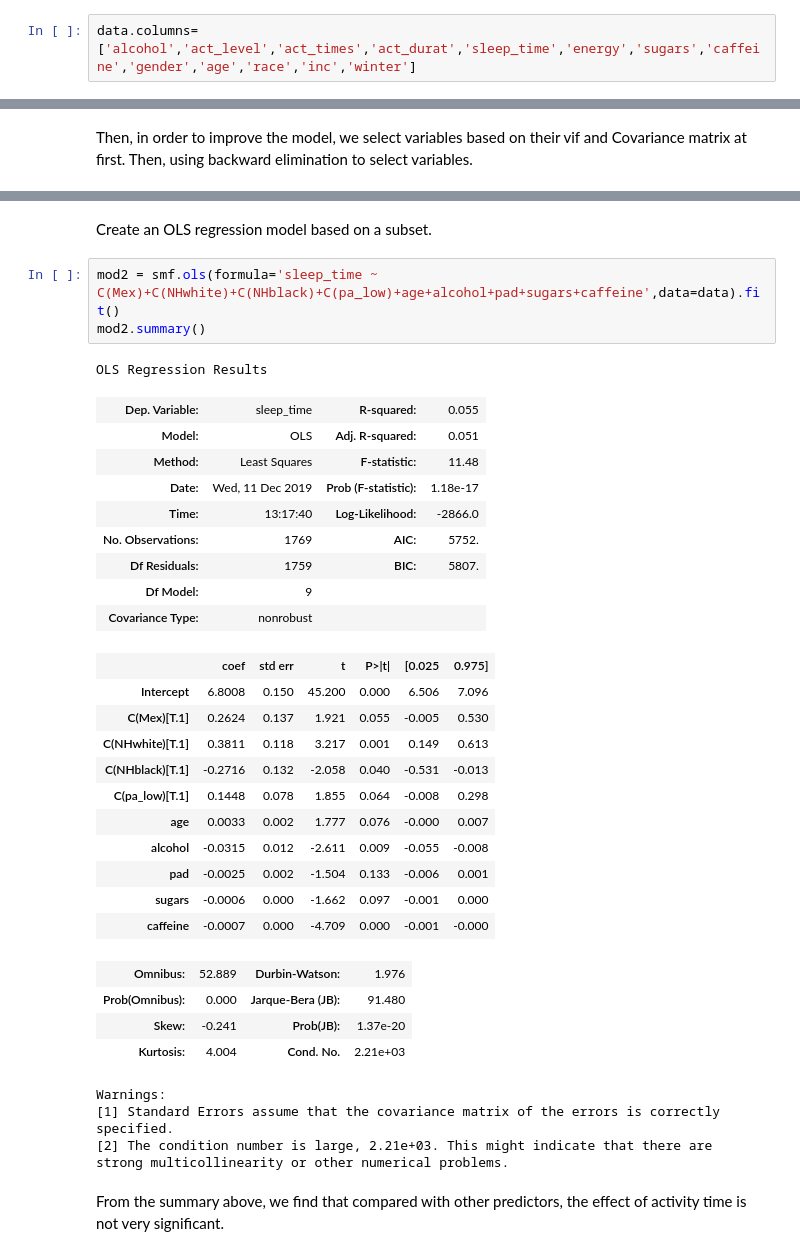
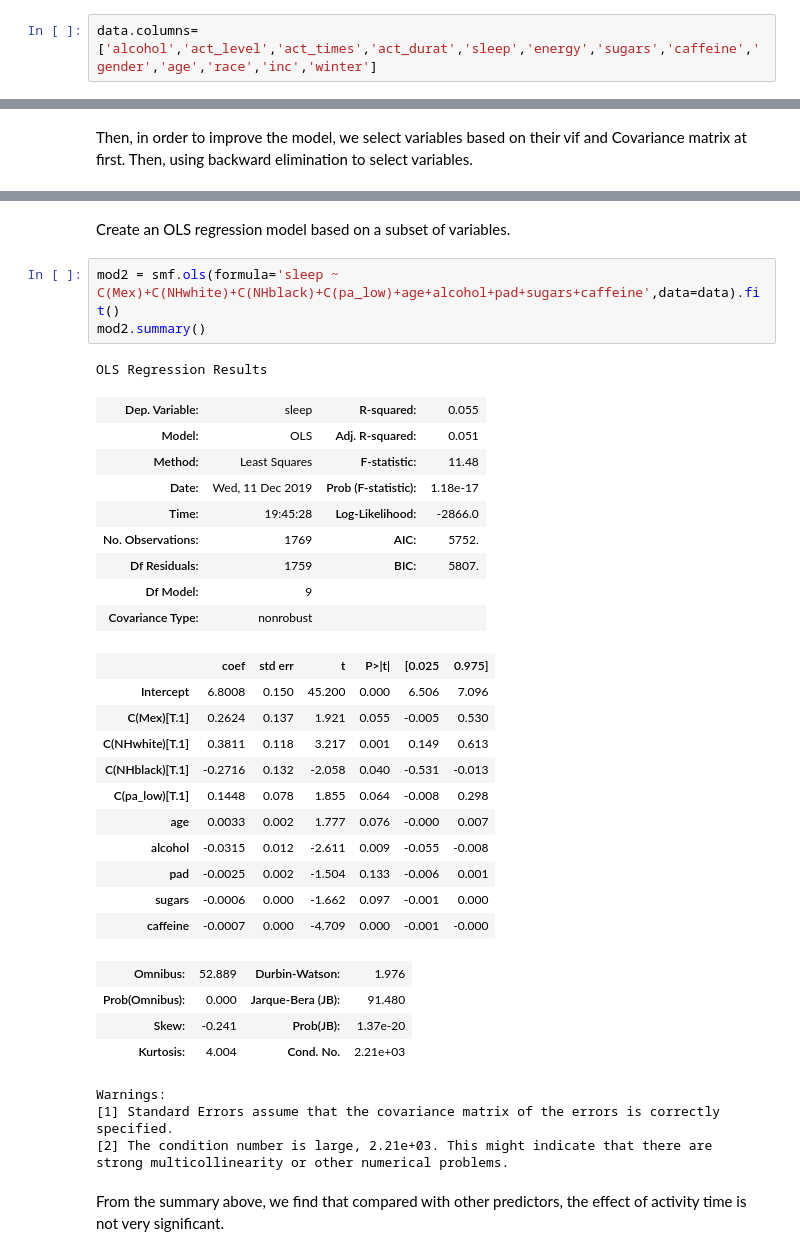
Before and after one commit to xinyangqi/506-group-12-project-, a Jupyter notebook: 506 group project.ipynb, the cells around one changed output, grey strips where cells are left out. Saved outputs shown, nothing was run; the diff lists cells and outputs as text.

```diff
--- a/506 group project.ipynb
+++ b/506 group project.ipynb
@@ -45,7 +45,7 @@ data=data[data.ALQ130<800]
 data=data.dropna()
 data=data.groupby('SEQN').mean()
 # %%
-data.columns=['alcohol','act_level','act_times','act_durat','sleep_time','energy','sugars','caffeine','gender','age','race','inc','winter']
+data.columns=['alcohol','act_level','act_times','act_durat','sleep','energy','sugars','caffeine','gender','age','race','inc','winter']
 # %%
 data['gender']=data['gender']-1
 data['Mex']=1*(data['race']==1)
@@ -131,15 +97,15 @@ data1.drop('sleep_time',axis=1).corr()
 # %% [markdown]
-Create an OLS regression model based on a subset.
+Create an OLS regression model based on a subset of variables.
 # %%
-mod2 = smf.ols(formula='sleep_time ~ C(Mex)+C(NHwhite)+C(NHblack)+C(pa_low)+age+alcohol+pad+sugars+caffeine',data=data).fit()
+mod2 = smf.ols(formula='sleep ~ C(Mex)+C(NHwhite)+C(NHblack)+C(pa_low)+age+alcohol+pad+sugars+caffeine',data=data).fit()
 mod2.summary()
 # %% [output]
 OLS Regression Results
-| Dep. Variable: | sleep_time | R-squared: | 0.055 |
+| Dep. Variable: | sleep | R-squared: | 0.055 |
 | Model: | OLS | Adj. R-squared: | 0.051 |
 | Method: | Least Squares | F-statistic: | 11.48 |
 | Date: | Wed, 11 Dec 2019 | Prob (F-statistic): | 1.18e-17 |
-| Time: | 13:17:40 | Log-Likelihood: | -2866.0 |
+| Time: | 19:45:28 | Log-Likelihood: | -2866.0 |
 | No. Observations: | 1769 | AIC: | 5752. |
 | Df Residuals: | 1759 | BIC: | 5807. |
 | Df Model: | 9 |  |  |
```
Also changed, not shown: parts of 14 cells of this notebook.
